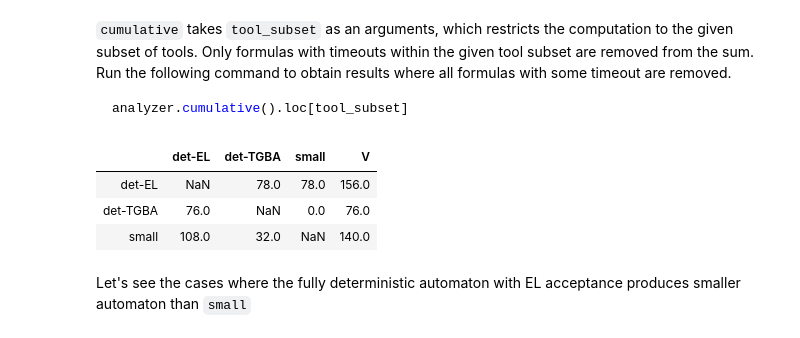
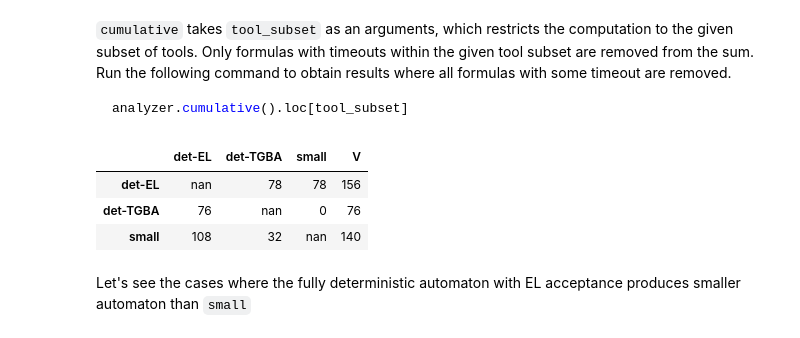
Before and after one commit to xblahoud/ltlcross_wrapper, a Jupyter notebook: Usage.ipynb, the cells around one changed output. Saved outputs shown, nothing was run; the diff lists cells and outputs as text; code cells hidden in the pictures.

Commit message:
Highlighting of cumulative and cros_compare

````diff
--- a/Usage.ipynb
+++ b/Usage.ipynb
@@ -49,12 +49,12 @@ a.cumulative(col=cols)
 analyzer.cumulative().loc[tool_subset]
 ```
 # %%
-a.cross_compare()
+a.cross_compare(highlight=True)
 # %% [output]
 |  | det-EL | det-TGBA | small | V |
-| det-EL | NaN | 78.0 | 78.0 | 156.0 |
-| det-TGBA | 76.0 | NaN | 0.0 | 76.0 |
-| small | 108.0 | 32.0 | NaN | 140.0 |
+| det-EL | nan | 78 | 78 | 156 |
+| det-TGBA | 76 | nan | 0 | 76 |
+| small | 108 | 32 | nan | 140 |
 # %% [markdown]
 Let's see the cases where the fully deterministic automaton with EL acceptance produces smaller automaton than `small`
 # %%
````
Also changed, not shown: parts of 6 cells of this notebook, 2 other files.
